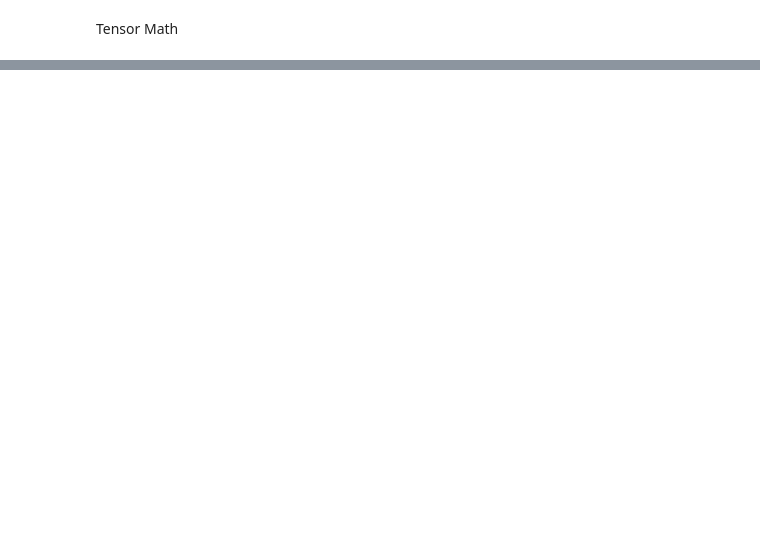
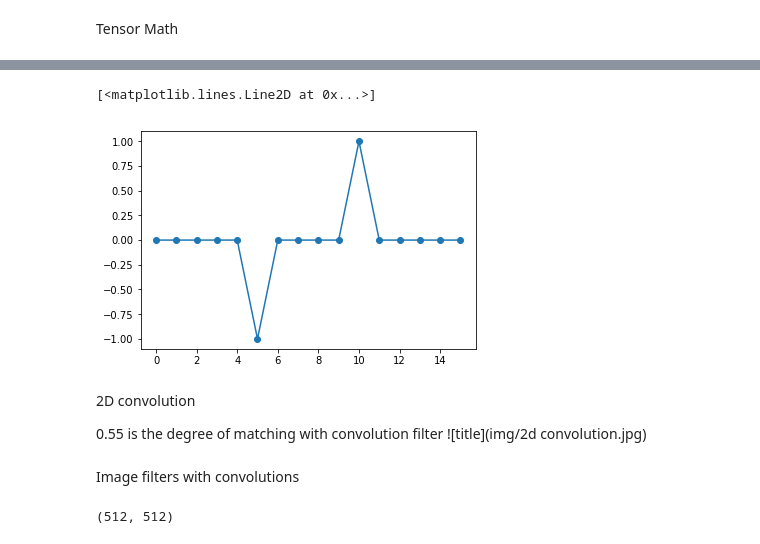
Before and after one commit to lakshmipriya04/DeepLearning, a Jupyter notebook: CNN/cnn.ipynb, the cells around one changed output, grey strips where cells are left out. Saved outputs shown, nothing was run; the diff lists cells and outputs as text; code cells hidden in the pictures; blank space fills up the shorter version.

```diff
--- a/CNN/cnn.ipynb
+++ b/CNN/cnn.ipynb
@@ -164,0 +346,2 @@ A = np.random.randint(10,siz)
+# %%
+c = np.convolve(a, b)
@@ -164,0 +383,12 @@ A = np.random.randint(10,siz)
+# %%
+plt.plot(c, 'o-')
+# %% [output]
+[<matplotlib.lines.Line2D at 0x...>]
+[figure, added]
+# %% [markdown]
+2D convolution
+
+0.55 is the degree of matching with convolution filter
+![title](img/2d convolution.jpg)
+# %% [markdown]
+Image filters with convolutions
@@ -164,0 +401,4 @@ A = np.random.randint(10,siz)
+# %%
+img.shape
+# %% [output]
+(512, 512)
```
Also changed, not shown: parts of 54 cells of this notebook, 5 other files.
